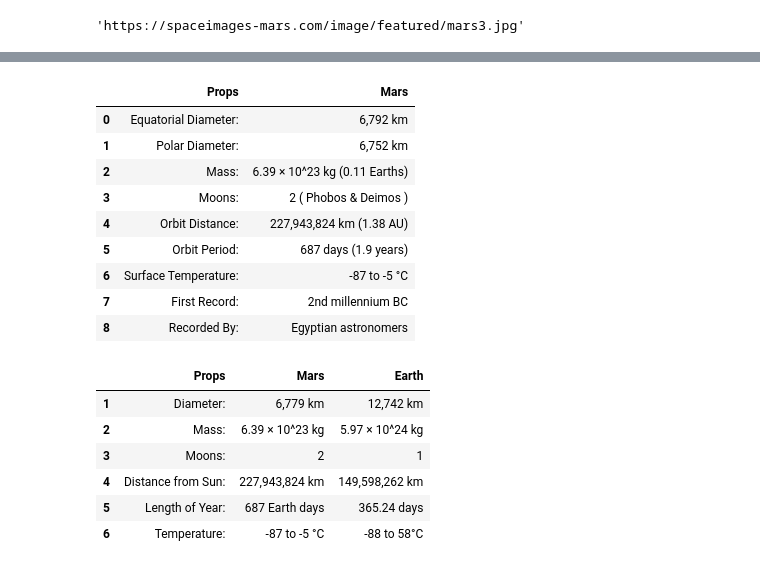
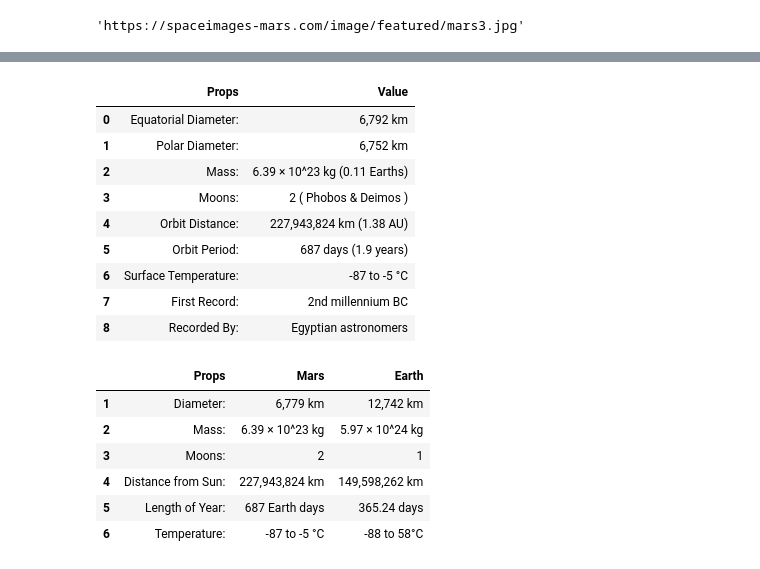
Before and after one commit to i-am-phoenix/rice-btcmp-hw12-web-scraping-challenge, a Jupyter notebook: Missions_to_Mars/mission_to_mars.ipynb, the cells around one changed output, grey strips where cells are left out. Cells and saved outputs as stored; diff of their text form; code cells hidden in the pictures.

```diff
--- a/Missions_to_Mars/mission_to_mars.ipynb
+++ b/Missions_to_Mars/mission_to_mars.ipynb
@@ -164,10 +164,10 @@ tables
  7         First Record:              2nd millennium BC
  8          Recorded By:           Egyptian astronomers]
 # %%
-mars_stats_v1=tables[1].rename(columns={0:'Props',1:'Mars'})
+mars_stats_v1=tables[1].rename(columns={0:'Props',1:'Value'})
 mars_stats_v1
 # %% [output]
-|  | Props | Mars |
+|  | Props | Value |
 | 0 | Equatorial Diameter: | 6,792 km |
 | 1 | Polar Diameter: | 6,752 km |
 | 2 | Mass: | 6.39 × 10^23 kg (0.11 Earths) |
```
Also changed, not shown: parts of 3 cells of this notebook, 2 other files.
